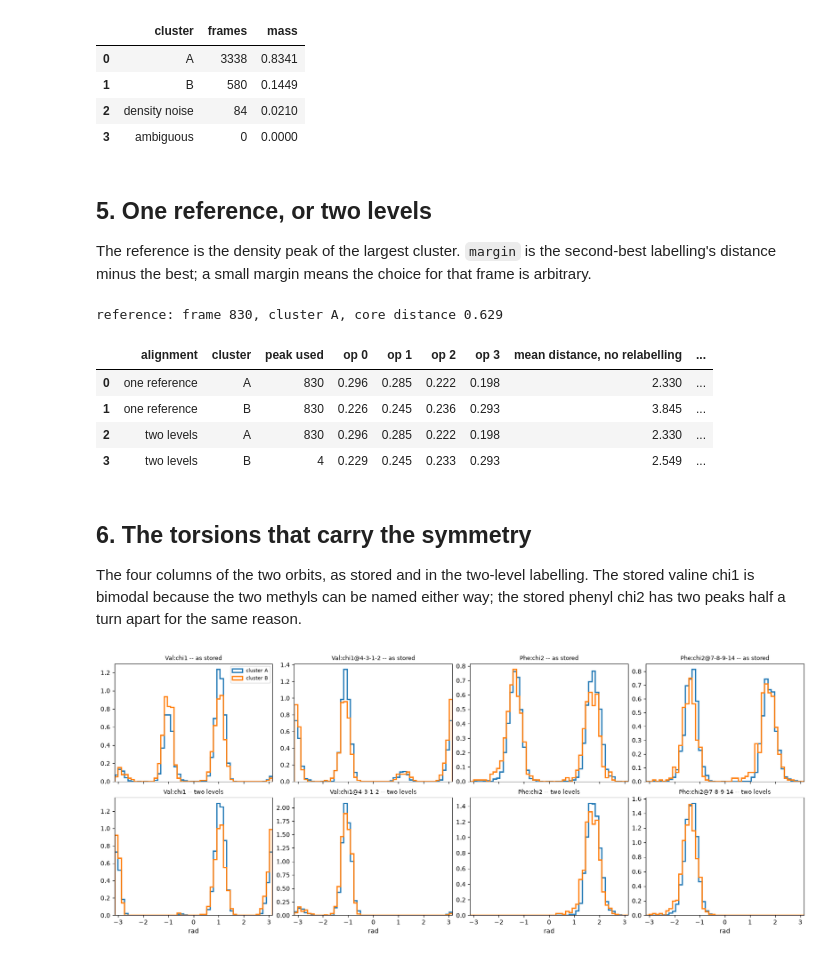
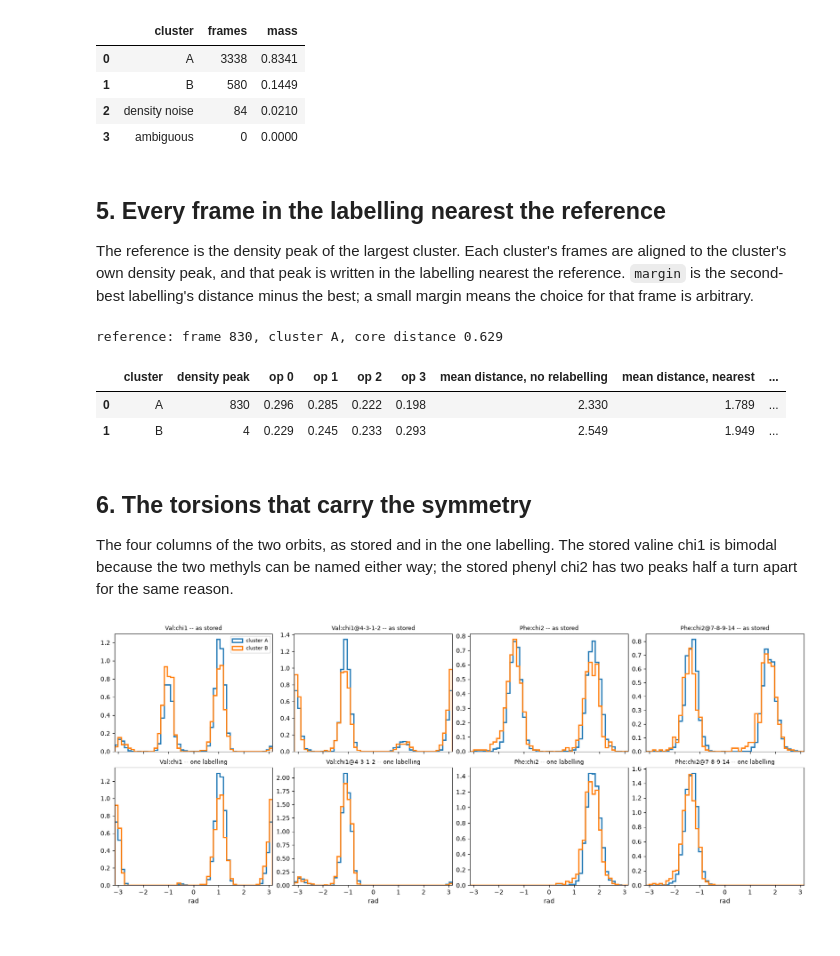
Before and after one commit to csy0000/MD-tools, a Jupyter notebook: docs/tutorial/rgdfv/analysis/clustering.ipynb, the cells around one changed output. Cells and saved outputs as stored; diff of their text form; code cells hidden in the pictures.

```diff
--- a/docs/tutorial/rgdfv/analysis/clustering.ipynb
+++ b/docs/tutorial/rgdfv/analysis/clustering.ipynb
@@ -167,37 +166,35 @@ pd.DataFrame([{"cluster": group_name(c), "frames": int((fit.labels_ == c).sum())
 | 2 | density noise | 84 | 0.0210 |
 | 3 | ambiguous | 0 | 0.0000 |
 # %% [markdown]
-## 5. One reference, or two levels
+## 5. Every frame in the labelling nearest the reference
 
-The reference is the density peak of the largest cluster. `margin` is the second-best labelling's
-distance minus the best; a small margin means the choice for that frame is arbitrary.
+The reference is the density peak of the largest cluster. Each cluster's frames are aligned to the
+cluster's own density peak, and that peak is written in the labelling nearest the reference. `margin`
+is the second-best labelling's distance minus the best; a small margin means the choice for that
+frame is arbitrary.
 # %%
 ref = fit.density_peak(0)
-one = fit.align_all()
 two = fit.align_all(per_cluster=True)
 print(f"reference: frame {ref}, cluster {group_name(int(fit.labels_[ref]))}, core distance {fit.core_distance_[ref]:.3f}")
 rows = []
-for name, al in (("one reference", one), ("two levels", two)):
-    for c in range(fit.n_clusters_):
-        m = fit.labels_ == c
-        used = np.bincount(al["operations"][m], minlength=len(desc.operations)) / m.sum()
-        rows.append({"alignment": name, "cluster": group_name(c), "peak used": int(al["cluster_references"][c]),
-                     **{f"op {k}": round(float(used[k]), 3) for k in range(len(desc.operations))},
-                     "mean distance, no relabelling": round(float(al["distance_identity"][m].mean()), 3),
-                     "mean distance, nearest": round(float(al["distance"][m].mean()), 3),
-                     "margin < 0.1": round(float((al["margin"][m] < 0.1).mean()), 3)})
+for c in range(fit.n_clusters_):
+    m = fit.labels_ == c
+    used = np.bincount(two["operations"][m], minlength=len(desc.operations)) / m.sum()
+    rows.append({"cluster": group_name(c), "density peak": int(two["cluster_references"][c]),
+                 **{f"op {k}": round(float(used[k]), 3) for k in range(len(desc.operations))},
+                 "mean distance, no relabelling": round(float(two["distance_identity"][m].mean()), 3),
+                 "mean distance, nearest": round(float(two["distance"][m].mean()), 3),
+                 "margin < 0.1": round(float((two["margin"][m] < 0.1).mean()), 3)})
 pd.DataFrame(rows)
 # %% [output]
 reference: frame 830, cluster A, core distance 0.629
-|  | alignment | cluster | peak used | op 0 | op 1 | op 2 | op 3 | mean distance, no relabelling | ... |
-| 0 | one reference | A | 830 | 0.296 | 0.285 | 0.222 | 0.198 | 2.330 | ... |
-| 1 | one reference | B | 830 | 0.226 | 0.245 | 0.236 | 0.293 | 3.845 | ... |
-| 2 | two levels | A | 830 | 0.296 | 0.285 | 0.222 | 0.198 | 2.330 | ... |
-| 3 | two levels | B | 4 | 0.229 | 0.245 | 0.233 | 0.293 | 2.549 | ... |
+|  | cluster | density peak | op 0 | op 1 | op 2 | op 3 | mean distance, no relabelling | mean distance, nearest | ... |
+| 0 | A | 830 | 0.296 | 0.285 | 0.222 | 0.198 | 2.330 | 1.789 | ... |
+| 1 | B | 4 | 0.229 | 0.245 | 0.233 | 0.293 | 2.549 | 1.949 | ... |
 # %% [markdown]
 ## 6. The torsions that carry the symmetry
 
-The four columns of the two orbits, as stored and in the two-level labelling. The stored valine chi1
+The four columns of the two orbits, as stored and in the one labelling. The stored valine chi1
 is bimodal because the two methyls can be named either way; the stored phenyl chi2 has two peaks half
 a turn apart for the same reason.
 # %%
```
Also changed, not shown: parts of 8 cells of this notebook, 3 other files.
